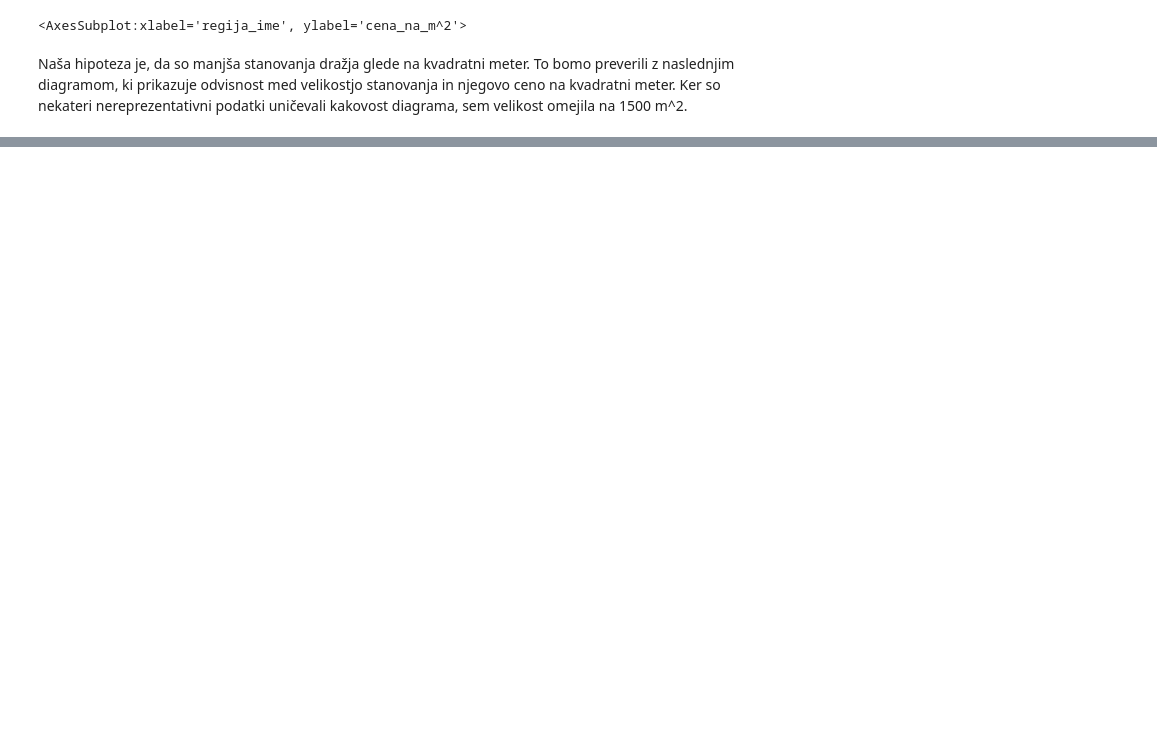
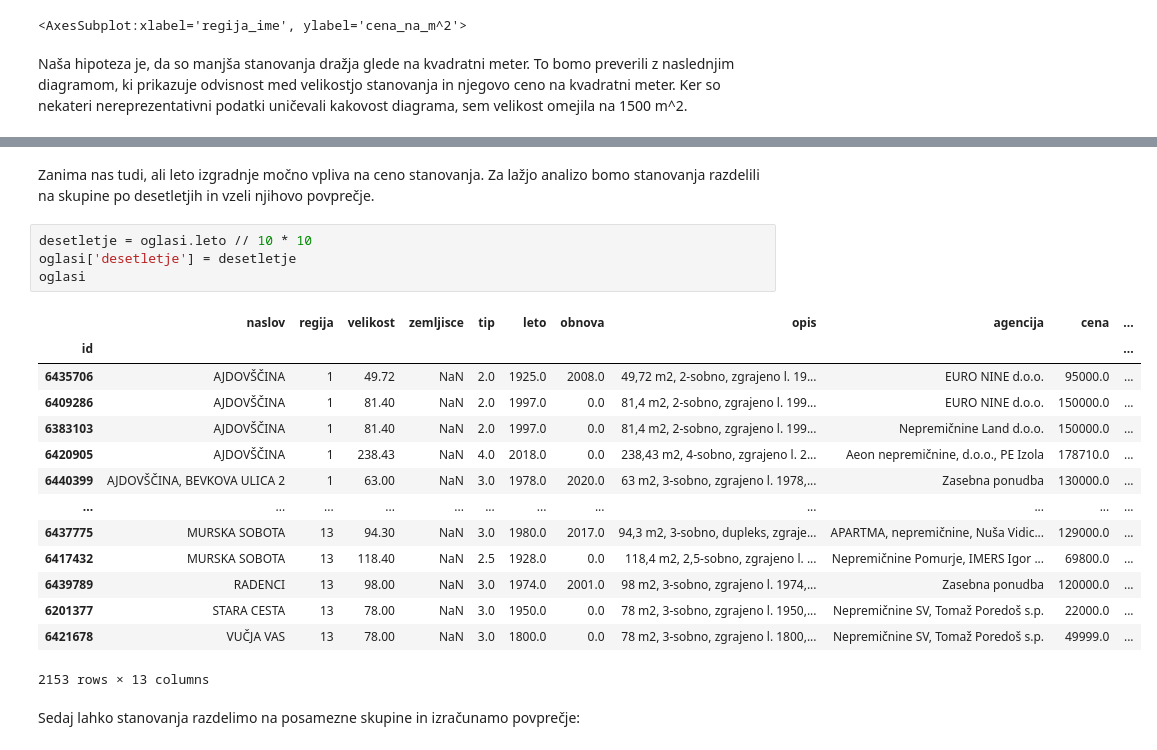
Before and after one commit to masazaucer/nepremicnine, a Jupyter notebook: nepremicnine.ipynb, the cells around one changed output, grey strips where cells are left out. Saved outputs shown, nothing was run; the diff lists cells and outputs as text; blank space fills up the shorter version.

Commit message:
analiza cene na kvadratni meter glede na starost stanovanja

```diff
--- a/nepremicnine.ipynb
+++ b/nepremicnine.ipynb
@@ -65,0 +74,23 @@ oglasi[oglasi.velikost < 1500].sort_values('velikost').plot.scatter(x='velikost'
+# %% [markdown]
+Zanima nas tudi, ali leto izgradnje močno vpliva na ceno stanovanja. Za lažjo analizo bomo stanovanja razdelili na skupine po desetletjih in vzeli njihovo povprečje.
+# %%
+desetletje = oglasi.leto // 10 * 10
+oglasi['desetletje'] = desetletje
+oglasi
+# %% [output]
+|  | naslov | regija | velikost | zemljisce | tip | leto | obnova | opis | agencija | cena | ... |
+| id |  |  |  |  |  |  |  |  |  |  | ... |
+| 6435706 | AJDOVŠČINA | 1 | 49.72 | NaN | 2.0 | 1925.0 | 2008.0 | 49,72 m2, 2-sobno, zgrajeno l. 19... | EURO NINE d.o.o. | 95000.0 | ... |
+| 6409286 | AJDOVŠČINA | 1 | 81.40 | NaN | 2.0 | 1997.0 | 0.0 | 81,4 m2, 2-sobno, zgrajeno l. 199... | EURO NINE d.o.o. | 150000.0 | ... |
+| 6383103 | AJDOVŠČINA | 1 | 81.40 | NaN | 2.0 | 1997.0 | 0.0 | 81,4 m2, 2-sobno, zgrajeno l. 199... | Nepremičnine Land d.o.o. | 150000.0 | ... |
+| 6420905 | AJDOVŠČINA | 1 | 238.43 | NaN | 4.0 | 2018.0 | 0.0 | 238,43 m2, 4-sobno, zgrajeno l. 2... | Aeon nepremičnine, d.o.o., PE Izola | 178710.0 | ... |
+| 6440399 | AJDOVŠČINA, BEVKOVA ULICA 2 | 1 | 63.00 | NaN | 3.0 | 1978.0 | 2020.0 | 63 m2, 3-sobno, zgrajeno l. 1978,... | Zasebna ponudba | 130000.0 | ... |
+| ... | ... | ... | ... | ... | ... | ... | ... | ... | ... | ... | ... |
+| 6437775 | MURSKA SOBOTA | 13 | 94.30 | NaN | 3.0 | 1980.0 | 2017.0 | 94,3 m2, 3-sobno, dupleks, zgraje... | APARTMA, nepremičnine, Nuša Vidic... | 129000.0 | ... |
+| 6417432 | MURSKA SOBOTA | 13 | 118.40 | NaN | 2.5 | 1928.0 | 0.0 | 118,4 m2, 2,5-sobno, zgrajeno l. ... | Nepremičnine Pomurje, IMERS Igor ... | 69800.0 | ... |
+| 6439789 | RADENCI | 13 | 98.00 | NaN | 3.0 | 1974.0 | 2001.0 | 98 m2, 3-sobno, zgrajeno l. 1974,... | Zasebna ponudba | 120000.0 | ... |
+| 6201377 | STARA CESTA | 13 | 78.00 | NaN | 3.0 | 1950.0 | 0.0 | 78 m2, 3-sobno, zgrajeno l. 1950,... | Nepremičnine SV, Tomaž Poredoš s.p. | 22000.0 | ... |
+| 6421678 | VUČJA VAS | 13 | 78.00 | NaN | 3.0 | 1800.0 | 0.0 | 78 m2, 3-sobno, zgrajeno l. 1800,... | Nepremičnine SV, Tomaž Poredoš s.p. | 49999.0 | ... |
+2153 rows × 13 columns
+# %% [markdown]
+Sedaj lahko stanovanja razdelimo na posamezne skupine in izračunamo povprečje:
```
Also changed, not shown: parts of 13 cells of this notebook.
